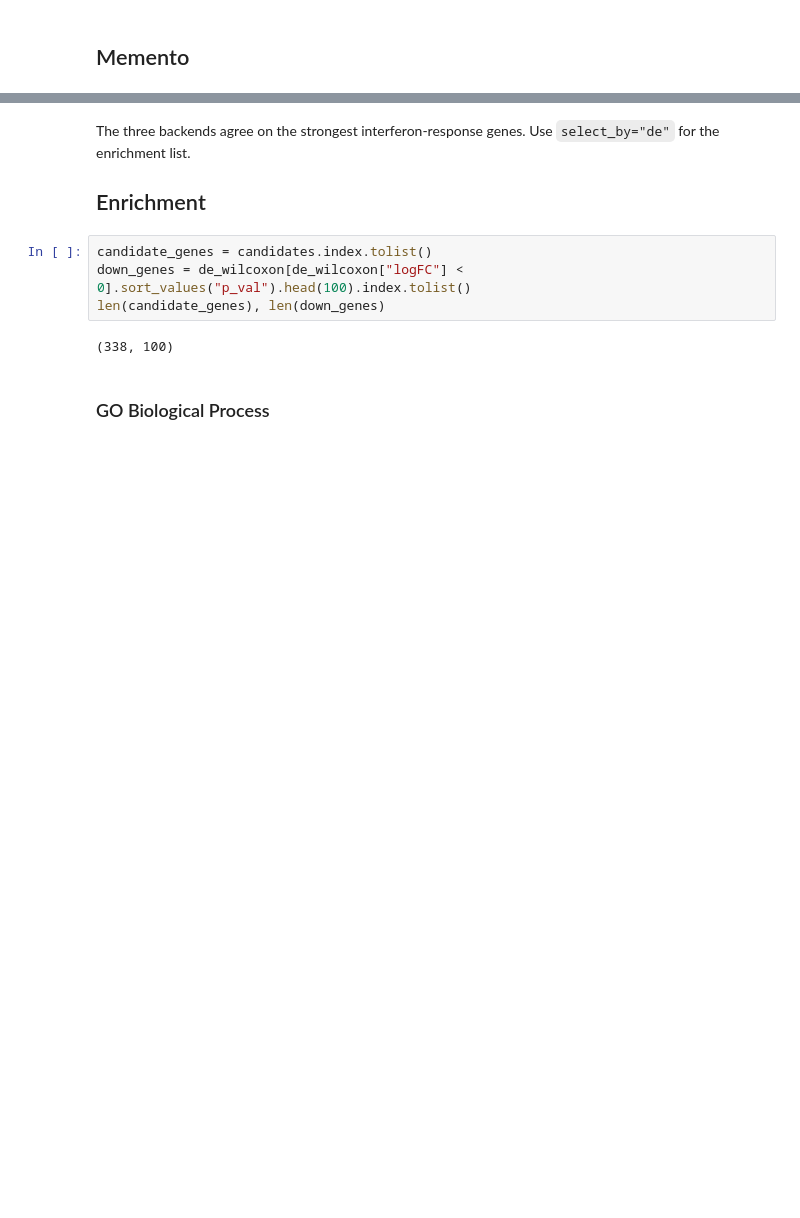
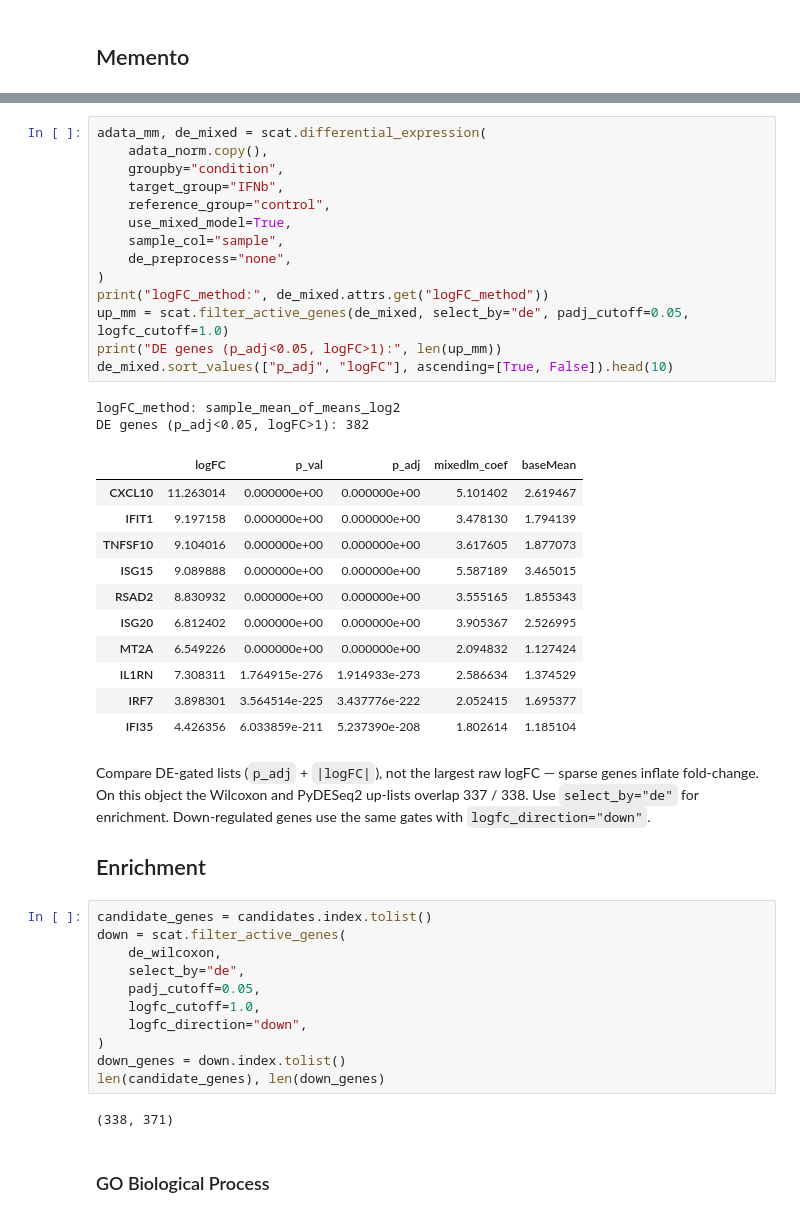
Before and after one commit to leelieber2025/scATrans, a Jupyter notebook: docs/tutorials/t_gse96583_standalone_de_enrichment.ipynb, the cells around one changed output, grey strips where cells are left out. Saved outputs shown, nothing was run; the diff lists cells and outputs as text; blank space fills up the shorter version.

```diff
--- a/docs/tutorials/t_gse96583_standalone_de_enrichment.ipynb
+++ b/docs/tutorials/t_gse96583_standalone_de_enrichment.ipynb
@@ -181,14 +213,52 @@ de_memento.sort_values("logFC", ascending=False).head(10)
+# %%
+adata_mm, de_mixed = scat.differential_expression(
+    adata_norm.copy(),
+    groupby="condition",
+    target_group="IFNb",
+    reference_group="control",
+    use_mixed_model=True,
+    sample_col="sample",
+    de_preprocess="none",
+)
+print("logFC_method:", de_mixed.attrs.get("logFC_method"))
+up_mm = scat.filter_active_genes(de_mixed, select_by="de", padj_cutoff=0.05, logfc_cutoff=1.0)
+print("DE genes (p_adj<0.05, logFC>1):", len(up_mm))
+de_mixed.sort_values(["p_adj", "logFC"], ascending=[True, False]).head(10)
+# %% [output]
+logFC_method: sample_mean_of_means_log2
+DE genes (p_adj<0.05, logFC>1): 382
+|  | logFC | p_val | p_adj | mixedlm_coef | baseMean |
+| CXCL10 | 11.263014 | 0.000000e+00 | 0.000000e+00 | 5.101402 | 2.619467 |
+| IFIT1 | 9.197158 | 0.000000e+00 | 0.000000e+00 | 3.478130 | 1.794139 |
+| TNFSF10 | 9.104016 | 0.000000e+00 | 0.000000e+00 | 3.617605 | 1.877073 |
+| ISG15 | 9.089888 | 0.000000e+00 | 0.000000e+00 | 5.587189 | 3.465015 |
+| RSAD2 | 8.830932 | 0.000000e+00 | 0.000000e+00 | 3.555165 | 1.855343 |
+| ISG20 | 6.812402 | 0.000000e+00 | 0.000000e+00 | 3.905367 | 2.526995 |
+| MT2A | 6.549226 | 0.000000e+00 | 0.000000e+00 | 2.094832 | 1.127424 |
+| IL1RN | 7.308311 | 1.764915e-276 | 1.914933e-273 | 2.586634 | 1.374529 |
+| IRF7 | 3.898301 | 3.564514e-225 | 3.437776e-222 | 2.052415 | 1.695377 |
+| IFI35 | 4.426356 | 6.033859e-211 | 5.237390e-208 | 1.802614 | 1.185104 |
 # %% [markdown]
-The three backends agree on the strongest interferon-response genes.
-Use `select_by="de"` for the enrichment list.
+Compare DE-gated lists (`p_adj` + `|logFC|`), not the largest raw logFC —
+sparse genes inflate fold-change. On this object the Wilcoxon and
+PyDESeq2 up-lists overlap 337 / 338. Use `select_by="de"` for
+enrichment. Down-regulated genes use the same gates with
+`logfc_direction="down"`.
 
 ## Enrichment
 # %%
 candidate_genes = candidates.index.tolist()
-down_genes = de_wilcoxon[de_wilcoxon["logFC"] < 0].sort_values("p_val").head(100).index.tolist()
+down = scat.filter_active_genes(
+    de_wilcoxon,
+    select_by="de",
+    padj_cutoff=0.05,
+    logfc_cutoff=1.0,
+    logfc_direction="down",
+)
+down_genes = down.index.tolist()
 len(candidate_genes), len(down_genes)
 # %% [output]
-(338, 100)
+(338, 371)
 # %% [markdown]
 ### GO Biological Process
 # %%
```
Also changed, not shown: parts of 15 cells of this notebook, 21 other files.
